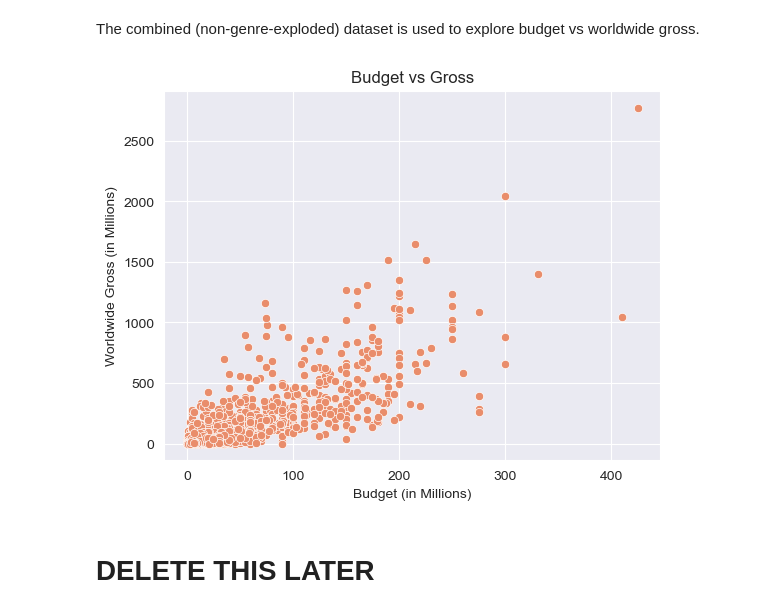
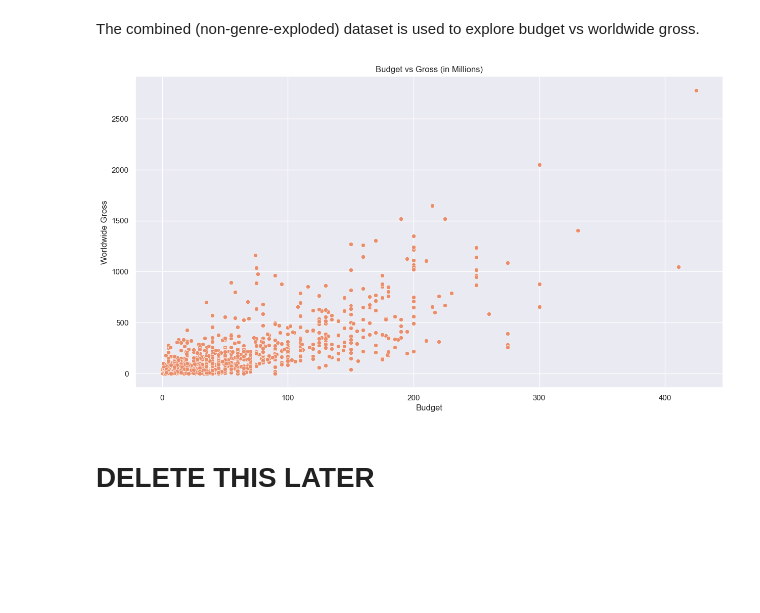
Before and after one commit to bizzfuzz/film-analysis-ms, a Jupyter notebook: film_analysis.ipynb, the cells around one changed output. Saved outputs shown, nothing was run; the diff lists cells and outputs as text; code cells hidden in the pictures; blank space fills up the shorter version.

Commit message:
data visualization - ratings

```diff
--- a/film_analysis.ipynb
+++ b/film_analysis.ipynb
@@ -188,11 +190,10 @@ def remove_combined_duplicates():
     combined_film_df.drop_duplicates(subset="name", keep="first", inplace=True)
 
 #combining the IMDb tables first
-combined_film_df = imdb_basics_df[["movie_id","primary_title", "genres", "start_year"]].copy()
+combined_film_df = imdb_basics_df[["movie_id","primary_title", "genres"]].copy()
 combined_film_df.rename(columns={"primary_title" : "name"}, inplace=True)
 combined_film_df.name = combined_film_df.name.str.strip()
 remove_combined_duplicates()
-combined_film_df.rename(columns={"start_year" : "year"}, inplace=True)
 combined_film_df = pd.merge(combined_film_df, imdb_ratings_df, on = ["movie_id"], how = "right")
 combined_film_df.rename(columns={"averagerating" : "imdb_rating"}, inplace=True)
 #number of votes unnecessary
@@ -307,18 +320,18 @@ The combined (non-genre-exploded) dataset is used to explore budget vs worldwide
 # %%
 sns.set_style('darkgrid')
 sns.set_palette('flare')
 # Here you run your code to model the data
 ax = sns.scatterplot(
     data = combined_film_df,
     x = combined_film_df.production_budget,
     y= combined_film_df.worldwide_gross,
 )
 rcParams['figure.figsize'] = 15, 8
-ax.set_title("Budget vs Gross")
-ax.set_xlabel("Budget (in Millions)")
-ax.set_ylabel("Worldwide Gross (in Millions)");
+ax.set_title("Budget vs Gross (in Millions)")
+ax.set_xlabel("Budget")
+ax.set_ylabel("Worldwide Gross");
 # %% [output]
-[figure, old version]
+[figure, new version]
 # %% [markdown]
 # DELETE THIS LATER
 # %%
```
Also changed, not shown: parts of 17 cells of this notebook.
